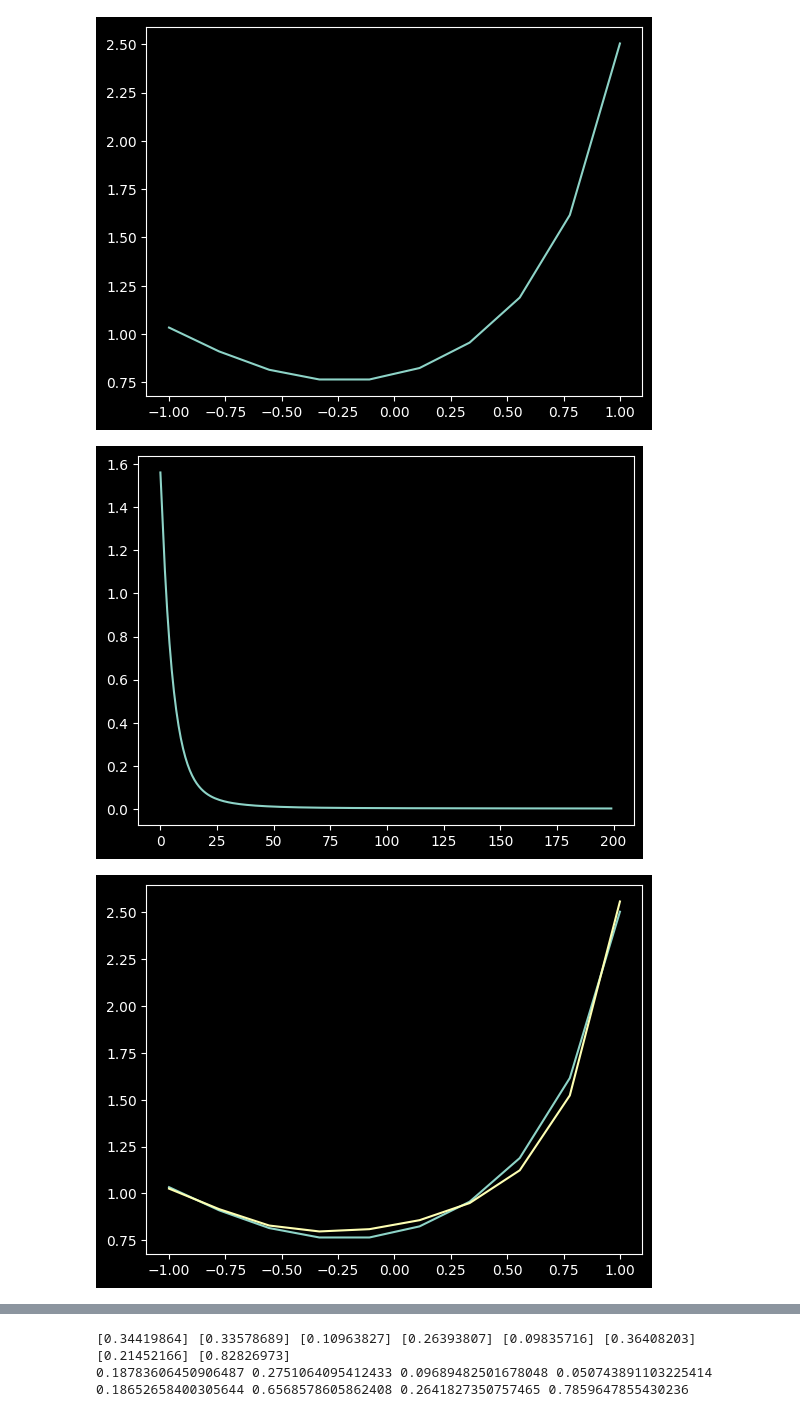
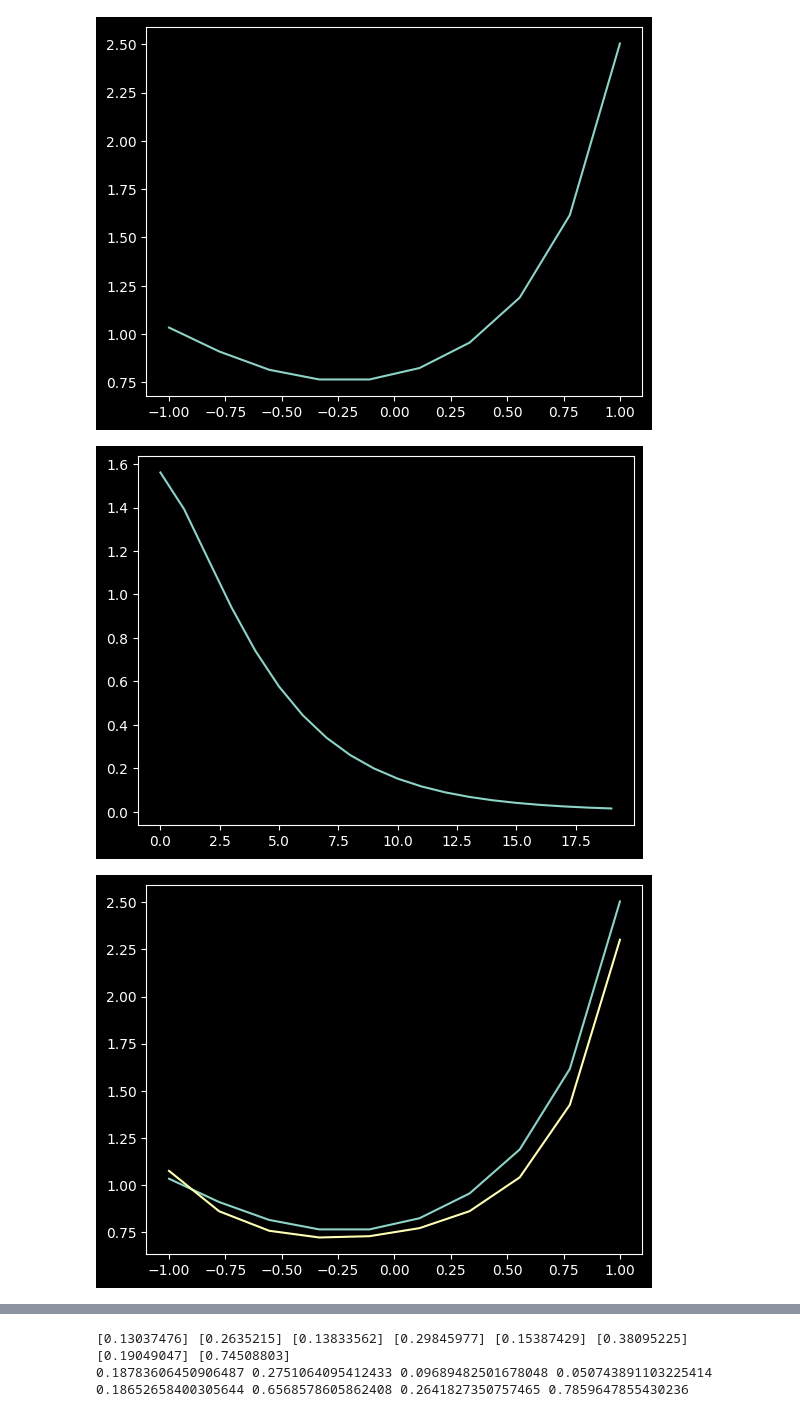
Before and after one commit to EduardDumitrescul/machine-learning-from-scratch, a Jupyter notebook: src/experiments/momentum.ipynb, the cells around one changed output, grey strips where cells are left out. Cells and saved outputs as stored; diff of their text form; code cells hidden in the pictures.

```diff
--- a/src/experiments/momentum.ipynb
+++ b/src/experiments/momentum.ipynb
@@ -34,38 +34,38 @@ optimizer = Momentum(
 )
 
 losses = []
-epochs = 200
+epochs = 20
 for epoch in range(epochs):
     optimizer.zero_grad()
     x = Tensor(indices, requires_grad=False)
     y = Tensor(values, requires_grad=False)
 
     y_pred = compute_polynomial(params, x)
     loss = mse_loss(y_pred, y)
 
     loss.backward()
     optimizer.step()
 
     losses.append(loss.value)
 
 params_value = [p.value for p in params]
 
 
 plt.plot(losses)
 plt.show()
 
 plt.plot(indices, values)
 plt.plot(indices, [np.polyval(params_value, x) for x in indices])
 plt.show()
 
 extended_indices = np.linspace(-1000, 1000, 200)
 extended_values = np.polyval(params_value, extended_indices)
 plt.plot(extended_indices, extended_values)
 plt.plot(extended_indices, [np.polyval(params_value, x) for x in extended_indices])
 plt.show()
 
 print(*[p.value for p in params])
 print(*coeffs)
 # %% [output]
-[figure, old version]
+[figure, new version]
-[figure, old version]
+[figure, new version]
@@ -73,2 +73,2 @@ print(*coeffs)
-[0.34419864] [0.33578689] [0.10963827] [0.26393807] [0.09835716] [0.36408203] [0.21452166] [0.82826973]
+[0.13037476] [0.2635215] [0.13833562] [0.29845977] [0.15387429] [0.38095225] [0.19049047] [0.74508803]
 0.18783606450906487 0.2751064095412433 0.09689482501678048 0.050743891103225414 0.18652658400305644 0.6568578605862408 0.2641827350757465 0.7859647855430236
```
Also changed, not shown: parts of 1 cell of this notebook, 1 other file.
